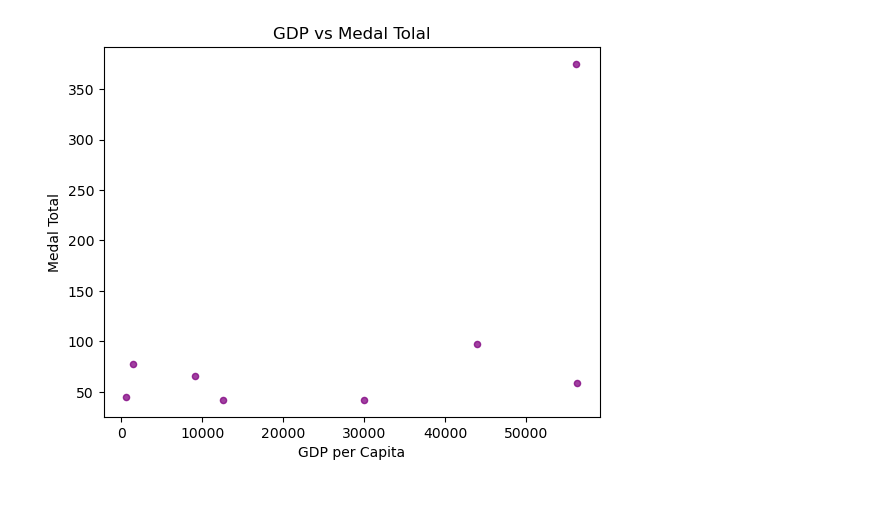
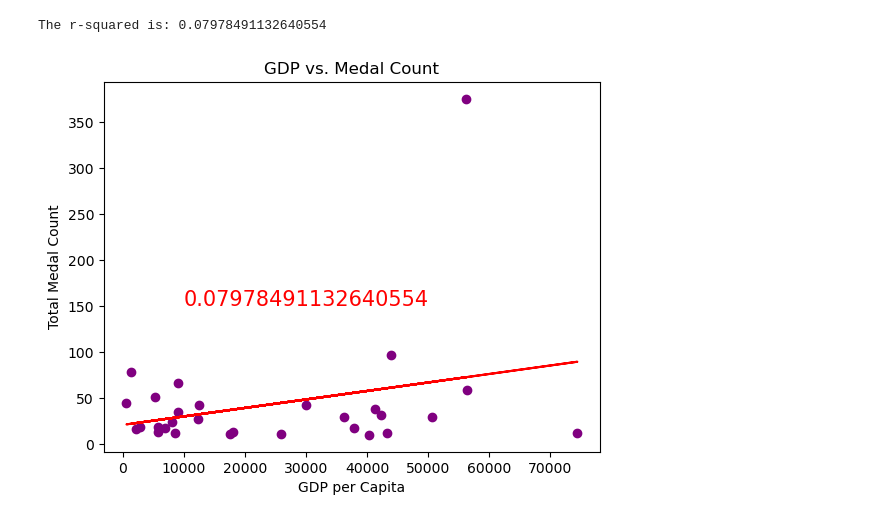
Before and after one commit to HomarOrtiz/project_1, a Jupyter notebook: Benjamin/cleanerPy.ipynb, the cells around one changed output. Saved outputs shown, nothing was run; the diff lists cells and outputs as text; code cells hidden in the pictures.

```diff
--- a/Benjamin/cleanerPy.ipynb
+++ b/Benjamin/cleanerPy.ipynb
@@ -5,7 +6,7 @@ import numpy as np
 # %%
 summer_events = pd.read_csv('../Project-1/summer.csv')
 winter_events = pd.read_csv('../Project-1/winter.csv')
-dictionary_data = pd.read_csv('dictionary.csv', usecols=['Code', 'Country','GDP per Capita'])
+dictionary_data = pd.read_csv('../Project-1/dictionary.csv')
 
 country_mapping = dict(zip(dictionary_data['Code'], dictionary_data['Country']))
 
@@ -117,3 +78,2 @@ plt.savefig('../Project-1/top_10_medal.png', bbox_inches ='tight')
 # %%
-medal_gdp_df = pd.merge(country_medals_df,country_gdp_df,on='Country')
-medal_gdp_df.drop(columns=['Gold','Silver','Bronze'])
+medal_gdp_df = pd.merge(country_medals_df_2,country_gdp_df,on='Country')
@@ -130,6 +80,26 @@ medal_gdp_df.drop(columns=['Gold','Silver','Bronze'])
-# %%
-medal_gdp_df.plot(kind='scatter',x='GDP per Capita',y='Total',alpha=.75,ylabel= 'Medal Total',color='Purple',
-                  title='GDP vs Medal Total')
-plt.savefig('../Project-1/medal_gdp.png', bbox_inches = 'tight')
-# %% [output]
-[figure, removed]
+# %%
+medal_gdp_df = medal_gdp_df.nlargest(30,['Total'])
+medal_gdp_df = medal_gdp_df.dropna()
+medal_gdp_df.to_csv('../Project-1/medal_dictionary.csv')
+# %%
+
+x_axis = medal_gdp_df['GDP per Capita']
+y_axis = medal_gdp_df['Total']
+
+(slope, intercept, rvalue, pvalue, stderr) = linregress(x_axis, y_axis)
+regress_values = x_axis * slope + intercept
+line_eq = "y = " + str(round(slope,2)) + "x + " + str(round(intercept,2))
+
+plt.scatter(x_axis,y_axis,color='purple')
+plt.plot(x_axis,regress_values,"r-")
+plt.ylabel('Total Medal Count')
+plt.xlabel('GDP per Capita')
+plt.title('GDP vs. Medal Count')
+plt.annotate(rvalue**2,(10000,150),fontsize=15,color="red")
+print(f"The r-squared is: {rvalue**2}")
+plt.savefig('../Project-1/medal_gdp.png', bbox_inches ='tight')
+
+plt.show()
+# %% [output]
+The r-squared is: 0.07978491132640554
+[figure, added]
```
Also changed, not shown: parts of 6 cells of this notebook, 3 other files.
